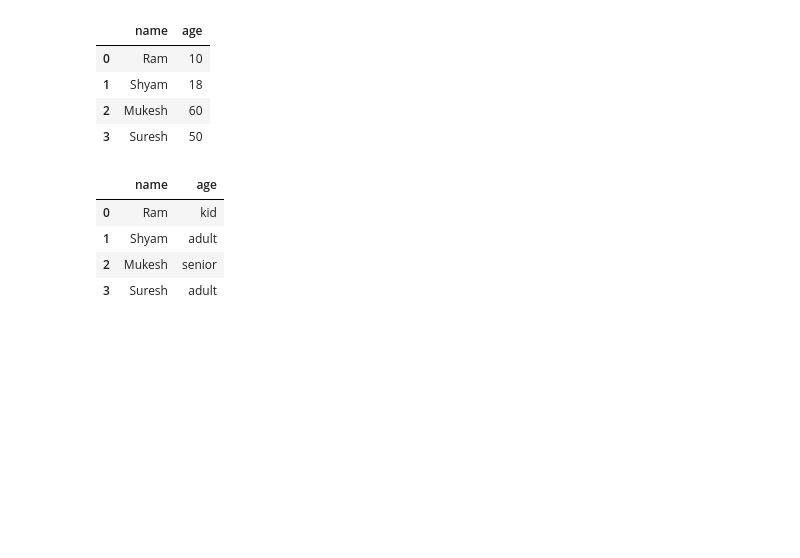
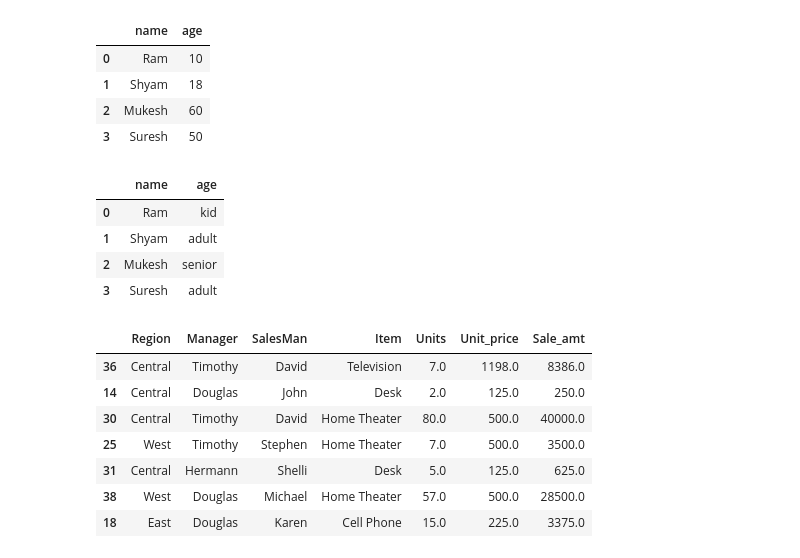
Before and after one commit to suramyapathak/p_sc_1, a Jupyter notebook: pr1hp.ipynb, the cells around one changed output. Cells and saved outputs as stored; diff of their text form; code cells hidden in the pictures; blank space fills up the shorter version.

```diff
--- a/pr1hp.ipynb
+++ b/pr1hp.ipynb
@@ -1987,3 +1987,15 @@ df
 | 1 | Shyam | adult |
 | 2 | Mukesh | senior |
 | 3 | Suresh | adult |
+# %%
+import pandas as pd
+pd.DataFrame({'Region': {36: 'Central', 14: 'Central', 30: 'Central', 25: 'West', 31: 'Central', 38: 'West', 18: 'East'}, 'Manager': {36: 'Timothy', 14: 'Douglas', 30: 'Timothy', 25: 'Timothy', 31: 'Hermann', 38: 'Douglas', 18: 'Douglas'}, 'SalesMan': {36: 'David', 14: 'John', 30: 'David', 25: 'Stephen', 31: 'Shelli', 38: 'Michael', 18: 'Karen'}, 'Item': {36: 'Television', 14: 'Desk', 30: 'Home Theater', 25: 'Home Theater', 31: 'Desk', 38: 'Home Theater', 18: 'Cell Phone'}, 'Units': {36: 7.0, 14: 2.0, 30: 80.0, 25: 7.0, 31: 5.0, 38: 57.0, 18: 15.0}, 'Unit_price': {36: 1198.0, 14: 125.0, 30: 500.0, 25: 500.0, 31: 125.0, 38: 500.0, 18: 225.0}, 'Sale_amt': {36: 8386.0, 14: 250.0, 30: 40000.0, 25: 3500.0, 31: 625.0, 38: 28500.0, 18: 3375.0}})
+# %% [output]
+|  | Region | Manager | SalesMan | Item | Units | Unit_price | Sale_amt |
+| 36 | Central | Timothy | David | Television | 7.0 | 1198.0 | 8386.0 |
+| 14 | Central | Douglas | John | Desk | 2.0 | 125.0 | 250.0 |
+| 30 | Central | Timothy | David | Home Theater | 80.0 | 500.0 | 40000.0 |
+| 25 | West | Timothy | Stephen | Home Theater | 7.0 | 500.0 | 3500.0 |
+| 31 | Central | Hermann | Shelli | Desk | 5.0 | 125.0 | 625.0 |
+| 38 | West | Douglas | Michael | Home Theater | 57.0 | 500.0 | 28500.0 |
+| 18 | East | Douglas | Karen | Cell Phone | 15.0 | 225.0 | 3375.0 |
```
